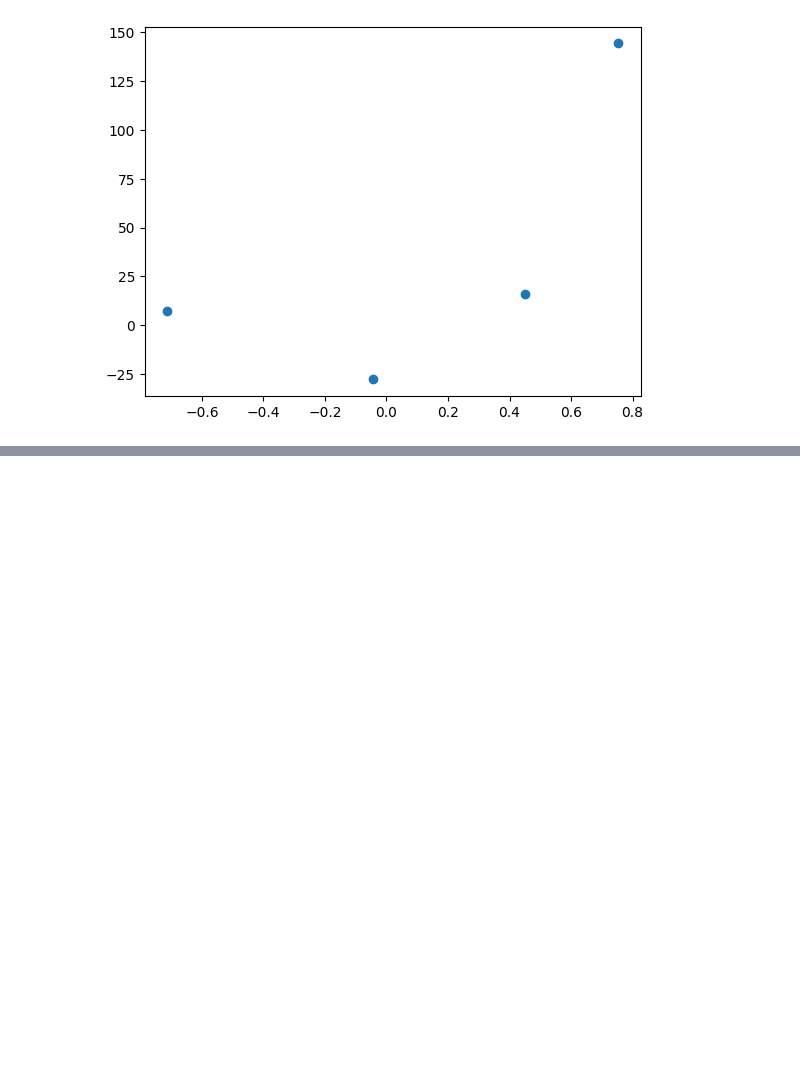
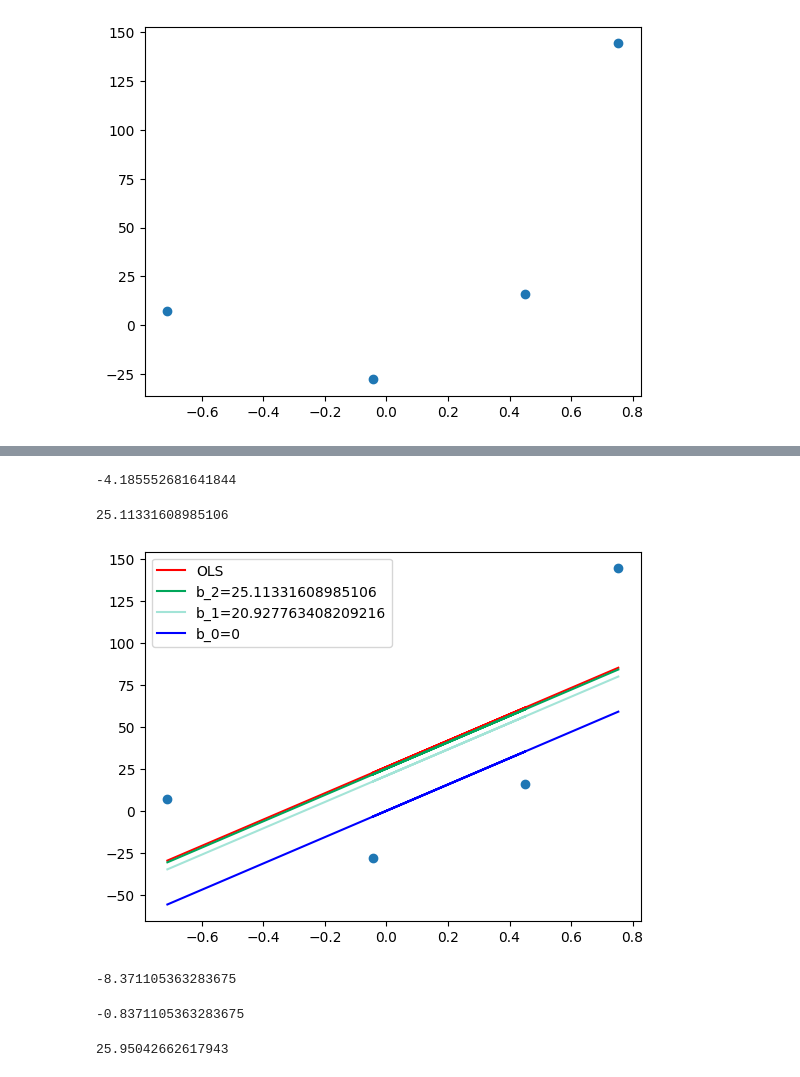
Before and after one commit to SagarChhabriya/data-science, a Jupyter notebook: Supervised-Learning/04-gradient-descent/gd.ipynb, the cells around one changed output, grey strips where cells are left out. Drawn from its saved outputs; the diff is of its cells as text; code cells hidden in the pictures; blank space fills up the shorter version.

```diff
--- a/Supervised-Learning/04-gradient-descent/gd.ipynb
+++ b/Supervised-Learning/04-gradient-descent/gd.ipynb
@@ -11,0 +102,38 @@ plt.scatter(X,y)
+# %%
+step_size = loss_slope * lr
+step_size
+# %% [output]
+-4.185552681641844
+# %%
+b_2 = b_1 - step_size
+b_2
+# %% [output]
+25.11331608985106
+# %%
+y_pred2 = ((78.35 * X) + b_2 ).reshape(4)
+
+plt.scatter(X,y)
+plt.plot(X, reg.predict(X), color="red", label="OLS")
+plt.plot(X, y_pred2, color="#00a65a", label=f"b_2={b_2}")
+plt.plot(X,y_pred1, color="#A3E4D7", label=f"b_1={b_1}")
+plt.plot(X, y_pred, color="blue", label="b_0=0")
+plt.legend()
+plt.show()
+# %% [output]
+[figure, added]
+# %%
+# Iteration 3
+loss_slope = -2 * np.sum(y - m*X.ravel() - b_2)
+loss_slope
+# %% [output]
+-8.371105363283675
+# %%
+step_size = loss_slope * lr
+step_size
+# %% [output]
+-0.8371105363283675
+# %%
+b_3 = b_2 - step_size
+b_3
+# %% [output]
+25.95042662617943
```
Also changed, not shown: parts of 22 cells of this notebook.
